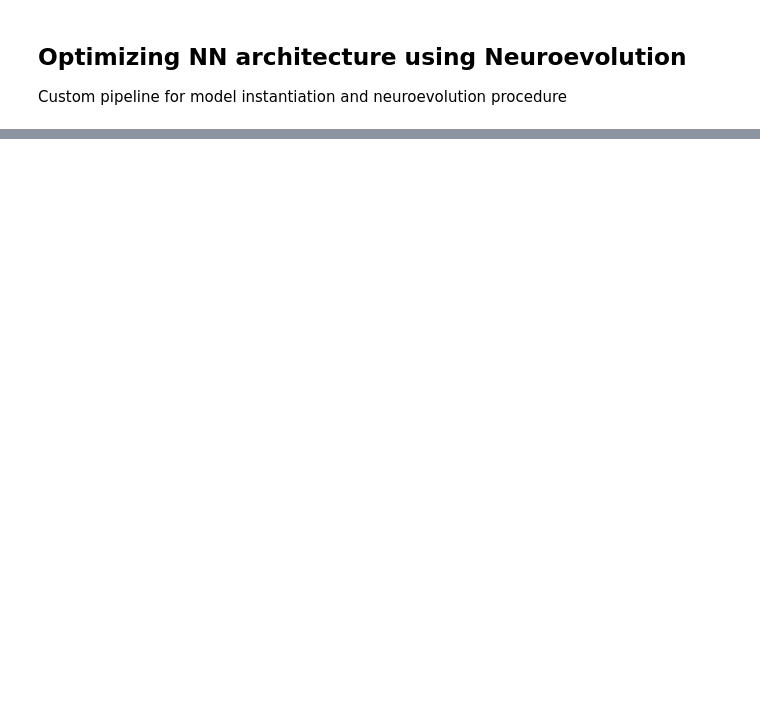
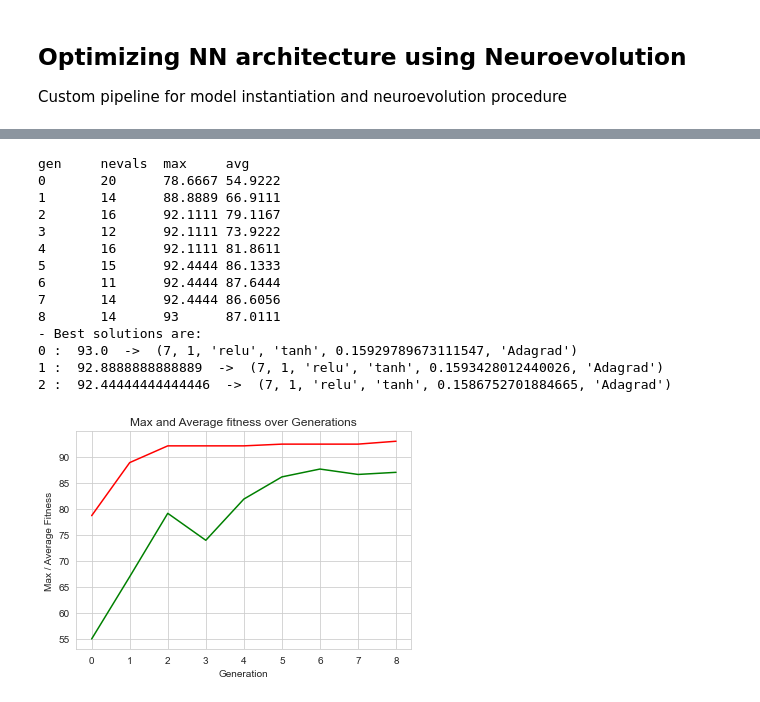
Before and after one commit to rishilss99/Automatic-Neural-Architecture-Design, a Jupyter notebook: Neuroevolution_NN.ipynb, the cells around one changed output, grey strips where cells are left out. Cells and saved outputs as stored; diff of their text form; code cells hidden in the pictures; blank space fills up the shorter version.

```diff
--- a/Neuroevolution_NN.ipynb
+++ b/Neuroevolution_NN.ipynb
@@ -191,0 +293,4 @@ def train(model,optimizer,loss_fun,trainloader,testloader,epochs=15,device="cuda
+# %%
+attributes = ()
+for i in range(NUM_OF_PARAMS):
+    attributes += (toolbox.__getattribute__("attribute_"+str(i)),)
@@ -191,0 +310,57 @@ def train(model,optimizer,loss_fun,trainloader,testloader,epochs=15,device="cuda
+# %%
+def main():
+
+
+    population = toolbox.populationCreator(n=POPULATION_SIZE)
+
+    stats = tools.Statistics(lambda ind: ind.fitness.values)
+    stats.register("max", np.max)
+    stats.register("avg", np.mean)
+
+
+    hof = tools.HallOfFame(HALL_OF_FAME_SIZE)
+
+    population, logbook = elitism.eaSimpleWithElitism(population,toolbox,cxpb=P_CROSSOVER,mutpb=P_MUTATION,ngen=MAX_GENERATIONS,
+                                                      stats=stats,halloffame=hof,verbose=True)
+
+
+
+    # print best solution found:
+
+    print("- Best solutions are:")
+    for i in range(HALL_OF_FAME_SIZE):
+        print(i, ": ", hof.items[i].fitness.values[0], " -> ", convert_params(hof.items[i]))
+
+
+
+    # plot statistics:
+
+    maxFitnessValues, meanFitnessValues = logbook.select("max", "avg")
+    plt.figure(1)
+    sns.set_style("whitegrid")
+    plt.plot(maxFitnessValues, color='red')
+    plt.plot(meanFitnessValues, color='green')
+    plt.xlabel('Generation')
+    plt.ylabel('Max / Average Fitness')
+    plt.title('Max and Average fitness over Generations')
+    plt.savefig('Graph.png')
+
+    #print("- Best solution is: \n",(convert_params(hof.items[0])),"\n => accuracy = ",hof.items[0].fitness.values[0])
+# %%
+main()
+# %% [output]
+gen     nevals  max     avg
+0       20      78.6667 54.9222
+1       14      88.8889 66.9111
+2       16      92.1111 79.1167
+3       12      92.1111 73.9222
+4       16      92.1111 81.8611
+5       15      92.4444 86.1333
+6       11      92.4444 87.6444
+7       14      92.4444 86.6056
+8       14      93      87.0111
+- Best solutions are:
+0 :  93.0  ->  (7, 1, 'relu', 'tanh', 0.15929789673111547, 'Adagrad')
+1 :  92.8888888888889  ->  (7, 1, 'relu', 'tanh', 0.1593428012440026, 'Adagrad')
+2 :  92.44444444444446  ->  (7, 1, 'relu', 'tanh', 0.1586752701884665, 'Adagrad')
+[figure, added]
```
Also changed, not shown: parts of 29 cells of this notebook, 2 other files.
